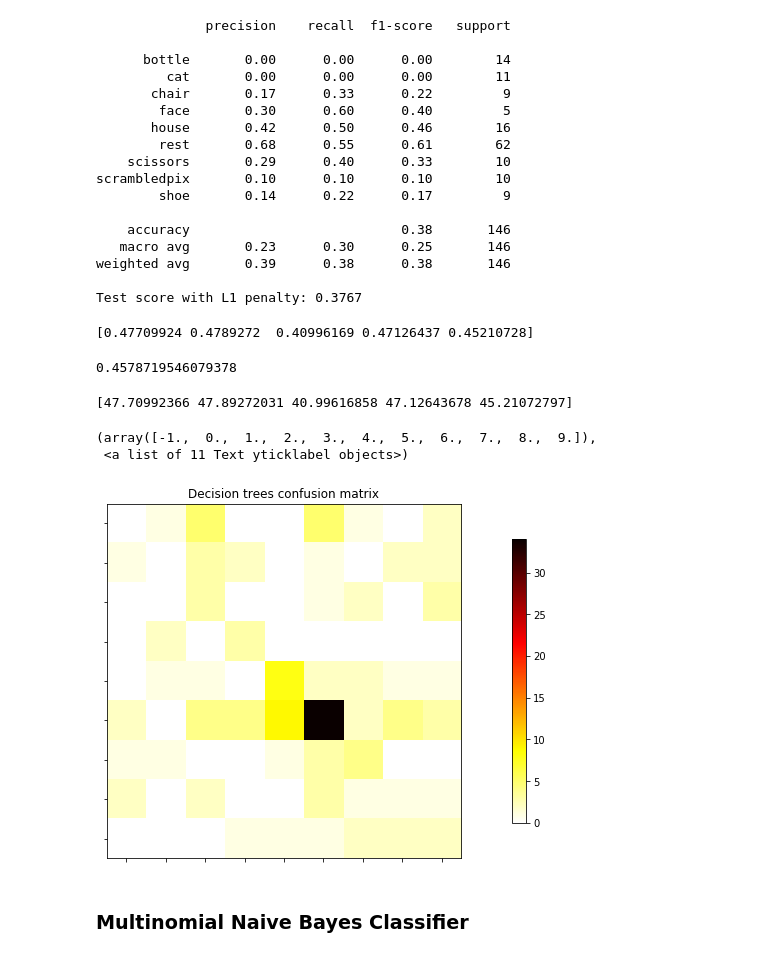
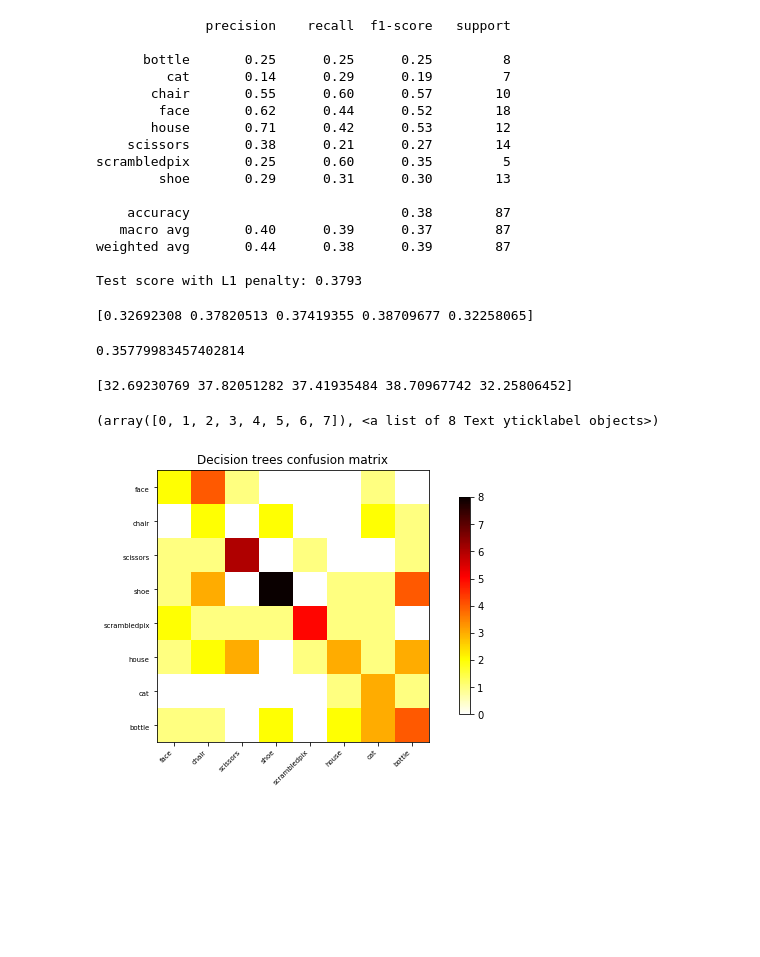
Before and after one commit to brainhack-school2020/BHS_project_SRastegarnia, a Jupyter notebook: Classifiers.ipynb, the cells around one changed output. Drawn from its saved outputs; the diff is of its cells as text; code cells hidden in the pictures; blank space fills up the shorter version.

Commit message:
Modifying Classifiers notebook

```diff
--- a/Classifiers.ipynb
+++ b/Classifiers.ipynb
@@ -36,12 +51,13 @@ masker = NiftiMasker(mask_img=mask_vt_file, standardize=True)
 # Load the behavioral data that I will predict
 beh_label = pd.read_csv(haxby_ds.session_target[0], sep=" ")
 
+# Identify the resting state
+nonrest_task_mask = (beh_label['labels'] != 'rest')
+
 #select data
-X = masker.fit_transform(func_file)
-y = beh_label['labels']
-
-# Identify the resting state
-nonrest_task_mask = (y != 'rest')
+#masked_timecourses = masker.fit_transform(func_file)[nonrest_task_mask]
+X = masker.fit_transform(func_file)[nonrest_task_mask]
+y = beh_label['labels'][nonrest_task_mask]
 
 # Remove the resting state and find names of remaining active labels
 categories = y[nonrest_task_mask].unique()
@@ -55,4 +71,5 @@ unique_conditions = unique_conditions[np.argsort(order)]
 # Extract tags indicating to which acquisition run a tag belongs
 session_labels = beh_label['chunks'][nonrest_task_mask]
 
-masked_timecourses = masker.fit_transform(func_file)[nonrest_task_mask]
+
+#labels = ['business', 'health']
@@ -69,61 +109,57 @@ X_test = scaler.transform(X_test)
 # %%
-model_dtc = tree.DecisionTreeClassifier(criterion='entropy')
+model_dts = tree.DecisionTreeClassifier(criterion='entropy')
 
 #train model
-model_dtc.fit(X_train, y_train)
+model_dts = model_dts.fit(X_train, y_train)
 
 #accuracy
-score = model_dtc.score(X_test, y_test)
+score = model_dts.score(X_test, y_test)
 
 #print classification report
-dtc = model_dtc.predict(X_test)
-report = classification_report(y_test, dtc)
+dts = model_dts.predict(X_test)
+report = classification_report(y_test, dts)
 print(report)
 
 print("Test score with L1 penalty: %.4f" % score)
 # %% [output]
               precision    recall  f1-score   support
 
-      bottle       0.00      0.00      0.00        14
-         cat       0.00      0.00      0.00        11
-       chair       0.17      0.33      0.22         9
-        face       0.30      0.60      0.40         5
-       house       0.42      0.50      0.46        16
-        rest       0.68      0.55      0.61        62
-    scissors       0.29      0.40      0.33        10
-scrambledpix       0.10      0.10      0.10        10
-        shoe       0.14      0.22      0.17         9
+      bottle       0.25      0.25      0.25         8
+         cat       0.14      0.29      0.19         7
+       chair       0.55      0.60      0.57        10
+        face       0.62      0.44      0.52        18
+       house       0.71      0.42      0.53        12
+    scissors       0.38      0.21      0.27        14
+scrambledpix       0.25      0.60      0.35         5
+        shoe       0.29      0.31      0.30        13
 
-    accuracy                           0.38       146
-   macro avg       0.23      0.30      0.25       146
-weighted avg       0.39      0.38      0.38       146
+    accuracy                           0.38        87
+   macro avg       0.40      0.39      0.37        87
+weighted avg       0.44      0.38      0.39        87
 
-Test score with L1 penalty: 0.3767
+Test score with L1 penalty: 0.3793
 # %%
 # Cross validation
 # Prediction accuracy
-cv_scores_dtc = cross_val_score(model_dtc, X_train, y_train, cv=5)
-print(cv_scores_dtc)
+cv_scores_dts = cross_val_score(model_dts, X_train, y_train, cv=5)
+print(cv_scores_dts)
 
 # The mean prediction accuracy
-classification_accuracy_dtc = np.mean(cv_scores_dtc)
-classification_accuracy_dtc
+classification_accuracy_dts = np.mean(cv_scores_dts)
+classification_accuracy_dts
 # %% [output]
-[0.47709924 0.4789272  0.40996169 0.47126437 0.45210728]
+[0.32692308 0.37820513 0.37419355 0.38709677 0.32258065]
-0.4578719546079378
+0.35779983457402814
-# %%
-prediction_accuracy_dtc = cv_scores_dtc * 100
-print(prediction_accuracy_dtc)
-# %% [output]
-[47.70992366 47.89272031 40.99616858 47.12643678 45.21072797]
+# %%
+prediction_accuracy_dts = cv_scores_dts * 100
+print(prediction_accuracy_dts)
+# %% [output]
+[32.69230769 37.82051282 37.41935484 38.70967742 32.25806452]
 # %%
-plot_matrix(confusion_matrix(y_test, dtc), cmap='hot_r')
+plot_matrix(confusion_matrix(y_test, dts), cmap='hot_r', labels=unique_conditions)
 plt.title('Decision trees confusion matrix')
 plt.xticks(rotation=45)
 plt.yticks(rotation=0)
 # %% [output]
-(array([-1.,  0.,  1.,  2.,  3.,  4.,  5.,  6.,  7.,  8.,  9.]),
- <a list of 11 Text yticklabel objects>)
+(array([0, 1, 2, 3, 4, 5, 6, 7]), <a list of 8 Text yticklabel objects>)
-[figure, old version]
+[figure, new version]
-# %% [markdown]
-### Multinomial Naive Bayes Classifier
```
Also changed, not shown: parts of 40 cells of this notebook, 2 other files.
